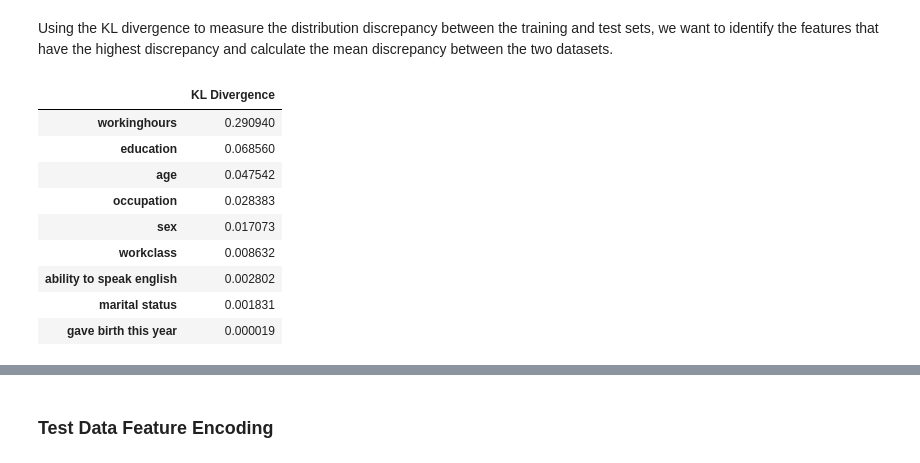
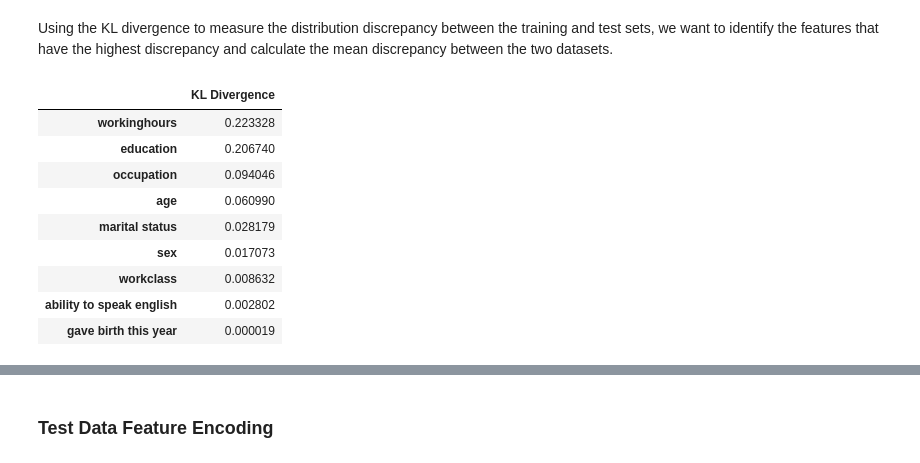
Before and after one commit to MaksimKarnaukh/DataMining, a Jupyter notebook: Assignment2/src/test.ipynb, the cells around one changed output, grey strips where cells are left out. Drawn from its saved outputs; the diff is of its cells as text; code cells hidden in the pictures.

Commit message:
test file done? + cleanup 3

```diff
--- a/Assignment2/src/test.ipynb
+++ b/Assignment2/src/test.ipynb
@@ -105,19 +111,3 @@ def aggregate_kl_divergence(kl_divergences: np.ndarray | pd.Series):
         return np.mean(kl_divergences)
     elif isinstance(kl_divergences, pd.Series):
         return kl_divergences.mean()
-# %%
-kl_divergences = compute_kl_divergence(data_original, data_test, ['age', 'workinghours'])
-kl_divergences_df = pd.DataFrame({'KL Divergence': kl_divergences})
-kl_divergences_df = kl_divergences_df.sort_values(by='KL Divergence', ascending=False)
-kl_divergences_df
-# %% [output]
-|  | KL Divergence |
-| workinghours | 0.290940 |
-| education | 0.068560 |
-| age | 0.047542 |
-| occupation | 0.028383 |
-| sex | 0.017073 |
-| workclass | 0.008632 |
-| ability to speak english | 0.002802 |
-| marital status | 0.001831 |
-| gave birth this year | 0.000019 |
@@ -124,3 +117,19 @@ kl_divergences_df
+# %%
+kl_divergences_df = pd.DataFrame({'KL Divergence': kl_divergences})
+kl_divergences_df.index = kl_divergences.index  # Set DataFrame index to match Series index
+kl_divergences_df = kl_divergences_df.sort_values(by='KL Divergence', ascending=False)
+kl_divergences_df
+# %% [output]
+|  | KL Divergence |
+| workinghours | 0.223328 |
+| education | 0.206740 |
+| occupation | 0.094046 |
+| age | 0.060990 |
+| marital status | 0.028179 |
+| sex | 0.017073 |
+| workclass | 0.008632 |
+| ability to speak english | 0.002802 |
+| gave birth this year | 0.000019 |
 # %%
 aggregate_kl_divergence(kl_divergences)
 # %% [output]
```
Also changed, not shown: parts of 5 cells of this notebook, 2 other files.
